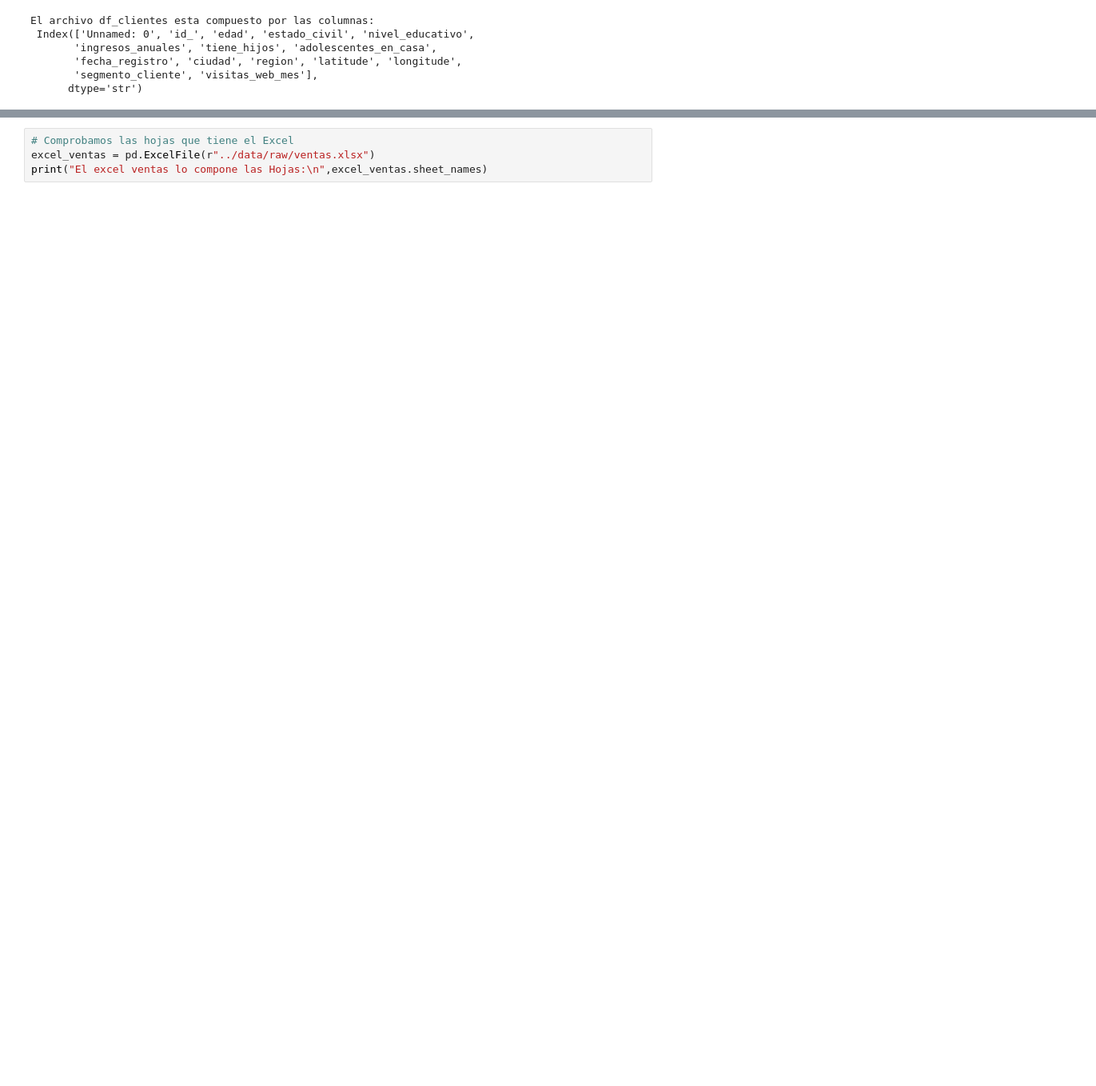
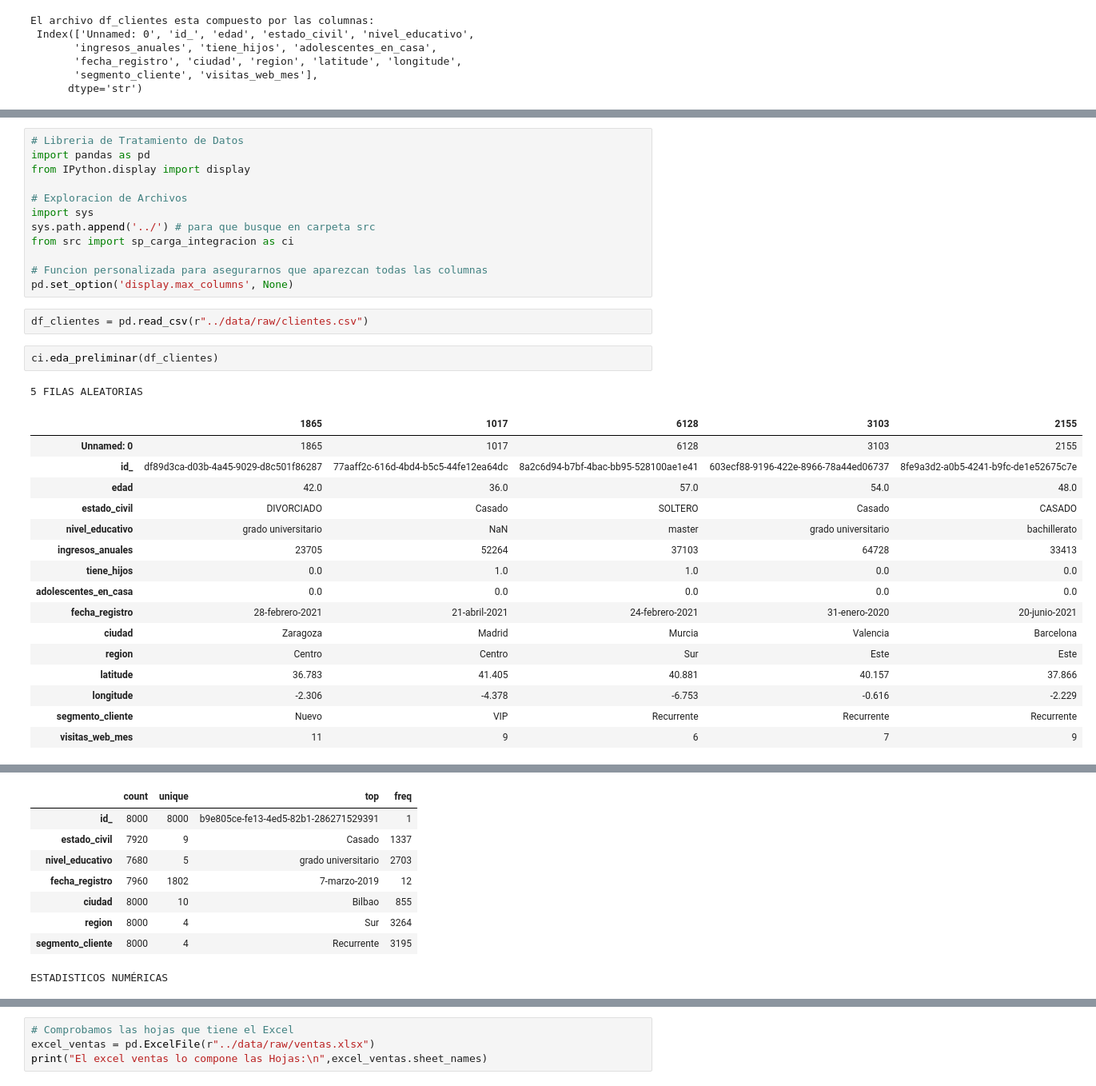
Before and after one commit to FM-Luque/4.DataProyect_Proyecto_Final, a Jupyter notebook: notebooks/01_carga_integración.ipynb, the cells around one changed output, grey strips where cells are left out. Shown at 80% size. Cells and saved outputs as stored; diff of their text form; blank space fills up the shorter version.

```diff
--- a/notebooks/01_carga_integración.ipynb
+++ b/notebooks/01_carga_integración.ipynb
@@ -70,3 +70,37 @@ Data columns (total 15 columns):
  14  visitas_web_mes       8000 non-null   int64
 dtypes: float64(5), int64(3), str(7)
 memory usage: 1.6 MB
+# %%
+# Libreria de Tratamiento de Datos
+import pandas as pd
+from IPython.display import display
+
+# Exploracion de Archivos
+import sys
+sys.path.append('../') # para que busque en carpeta src
+from src import sp_carga_integracion as ci
+
+# Funcion personalizada para asegurarnos que aparezcan todas las columnas
+pd.set_option('display.max_columns', None)
+# %%
+df_clientes = pd.read_csv(r"../data/raw/clientes.csv")
+# %%
+ci.eda_preliminar(df_clientes)
+# %% [output]
+5 FILAS ALEATORIAS
+|  | 1865 | 1017 | 6128 | 3103 | 2155 |
+| Unnamed: 0 | 1865 | 1017 | 6128 | 3103 | 2155 |
+| id_ | df89d3ca-d03b-4a45-9029-d8c501f86287 | 77aaff2c-616d-4bd4-b5c5-44fe12ea64dc | 8a2c6d94-b7bf-4bac-bb95-528100ae1e41 | 603ecf88-9196-422e-8966-78a44ed06737 | 8fe9a3d2-a0b5-4241-b9fc-de1e52675c7e |
+| edad | 42.0 | 36.0 | 57.0 | 54.0 | 48.0 |
+| estado_civil | DIVORCIADO | Casado | SOLTERO | Casado | CASADO |
+| nivel_educativo | grado universitario | NaN | master | grado universitario | bachillerato |
+| ingresos_anuales | 23705 | 52264 | 37103 | 64728 | 33413 |
+| tiene_hijos | 0.0 | 1.0 | 1.0 | 0.0 | 0.0 |
+| adolescentes_en_casa | 0.0 | 0.0 | 0.0 | 0.0 | 0.0 |
+| fecha_registro | 28-febrero-2021 | 21-abril-2021 | 24-febrero-2021 | 31-enero-2020 | 20-junio-2021 |
+| ciudad | Zaragoza | Madrid | Murcia | Valencia | Barcelona |
+| region | Centro | Centro | Sur | Este | Este |
+| latitude | 36.783 | 41.405 | 40.881 | 40.157 | 37.866 |
+| longitude | -2.306 | -4.378 | -6.753 | -0.616 | -2.229 |
+| segmento_cliente | Nuevo | VIP | Recurrente | Recurrente | Recurrente |
+| visitas_web_mes | 11 | 9 | 6 | 7 | 9 |
@@ -72,0 +124,9 @@ memory usage: 1.6 MB
+|  | count | unique | top | freq |
+| id_ | 8000 | 8000 | b9e805ce-fe13-4ed5-82b1-286271529391 | 1 |
+| estado_civil | 7920 | 9 | Casado | 1337 |
+| nivel_educativo | 7680 | 5 | grado universitario | 2703 |
+| fecha_registro | 7960 | 1802 | 7-marzo-2019 | 12 |
+| ciudad | 8000 | 10 | Bilbao | 855 |
+| region | 8000 | 4 | Sur | 3264 |
+| segmento_cliente | 8000 | 4 | Recurrente | 3195 |
+ESTADISTICOS NUMÉRICAS
```
Also changed, not shown: parts of 1 cell of this notebook, 2 other files.
